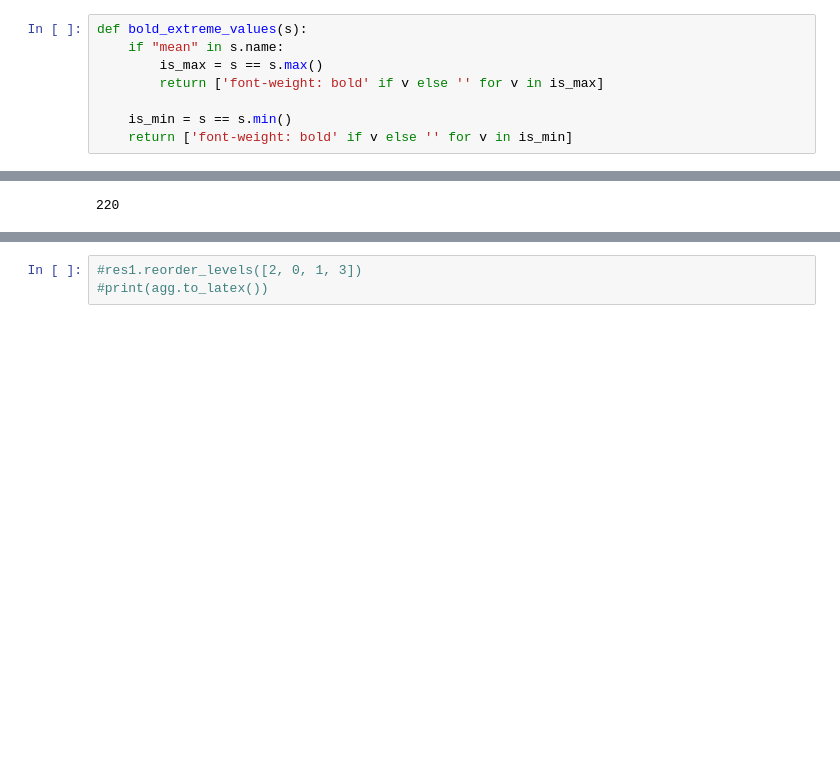
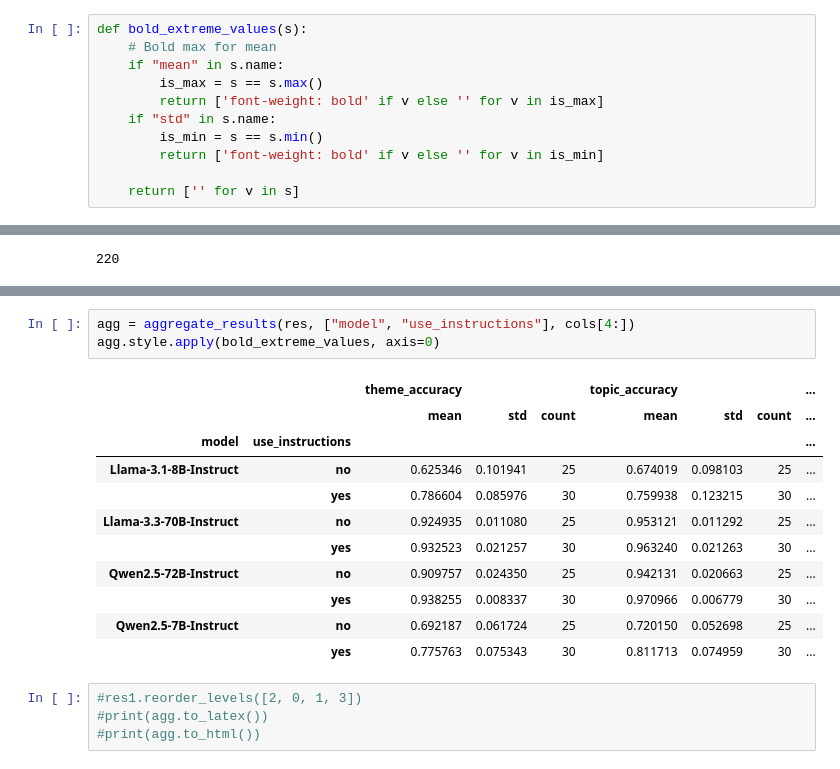
Before and after one commit to AleksiKaa/mscthesis, a Jupyter notebook: src/notebooks/results/aggregate_results_metrics.ipynb, the cells around one changed output, grey strips where cells are left out. Saved outputs shown, nothing was run; the diff lists cells and outputs as text; blank space fills up the shorter version.

```diff
--- a/src/notebooks/results/aggregate_results_metrics.ipynb
+++ b/src/notebooks/results/aggregate_results_metrics.ipynb
@@ -78,12 +78,15 @@ def aggregate_results(df, by_cols, cols, funs=None):
     return agg
 # %%
 def bold_extreme_values(s):
+    # Bold max for mean
     if "mean" in s.name:
         is_max = s == s.max()
         return ['font-weight: bold' if v else '' for v in is_max]
+    if "std" in s.name:
+        is_min = s == s.min()
+        return ['font-weight: bold' if v else '' for v in is_min]
 
-    is_min = s == s.min()
-    return ['font-weight: bold' if v else '' for v in is_min]
+    return ['' for v in s]
 # %%
 # Collect raw data
 finished_jobs = collect_jobs("./outputs")
@@ -124,6 +128,22 @@ agg.style.apply(bold_extreme_values, axis=0)
 |  |  |  | yes | 0.680000 | 0.074572 | 0.711776 | ... |
 |  |  | positive | no | 0.614206 | 0.029895 | 0.682991 | ... |
 |  |  |  | yes | 0.823551 | 0.016540 | 0.857570 | ... |
+# %%
+agg = aggregate_results(res, ["model", "use_instructions"], cols[4:])
+agg.style.apply(bold_extreme_values, axis=0)
+# %% [output]
+|  |  | theme_accuracy |  |  | topic_accuracy |  |  | ... |
+|  |  | mean | std | count | mean | std | count | ... |
+| model | use_instructions |  |  |  |  |  |  | ... |
+| Llama-3.1-8B-Instruct | no | 0.625346 | 0.101941 | 25 | 0.674019 | 0.098103 | 25 | ... |
+|  | yes | 0.786604 | 0.085976 | 30 | 0.759938 | 0.123215 | 30 | ... |
+| Llama-3.3-70B-Instruct | no | 0.924935 | 0.011080 | 25 | 0.953121 | 0.011292 | 25 | ... |
+|  | yes | 0.932523 | 0.021257 | 30 | 0.963240 | 0.021263 | 30 | ... |
+| Qwen2.5-72B-Instruct | no | 0.909757 | 0.024350 | 25 | 0.942131 | 0.020663 | 25 | ... |
+|  | yes | 0.938255 | 0.008337 | 30 | 0.970966 | 0.006779 | 30 | ... |
+| Qwen2.5-7B-Instruct | no | 0.692187 | 0.061724 | 25 | 0.720150 | 0.052698 | 25 | ... |
+|  | yes | 0.775763 | 0.075343 | 30 | 0.811713 | 0.074959 | 30 | ... |
 # %%
 #res1.reorder_levels([2, 0, 1, 3])
 #print(agg.to_latex())
+#print(agg.to_html())
```
Also changed, not shown: parts of 1 cell of this notebook.
